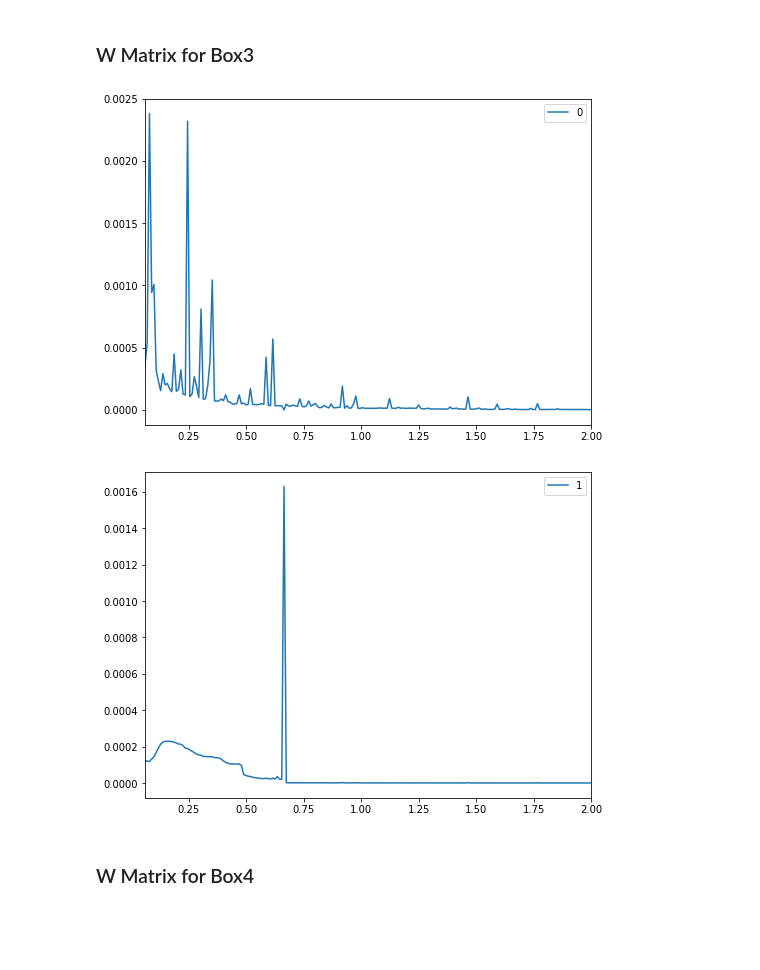
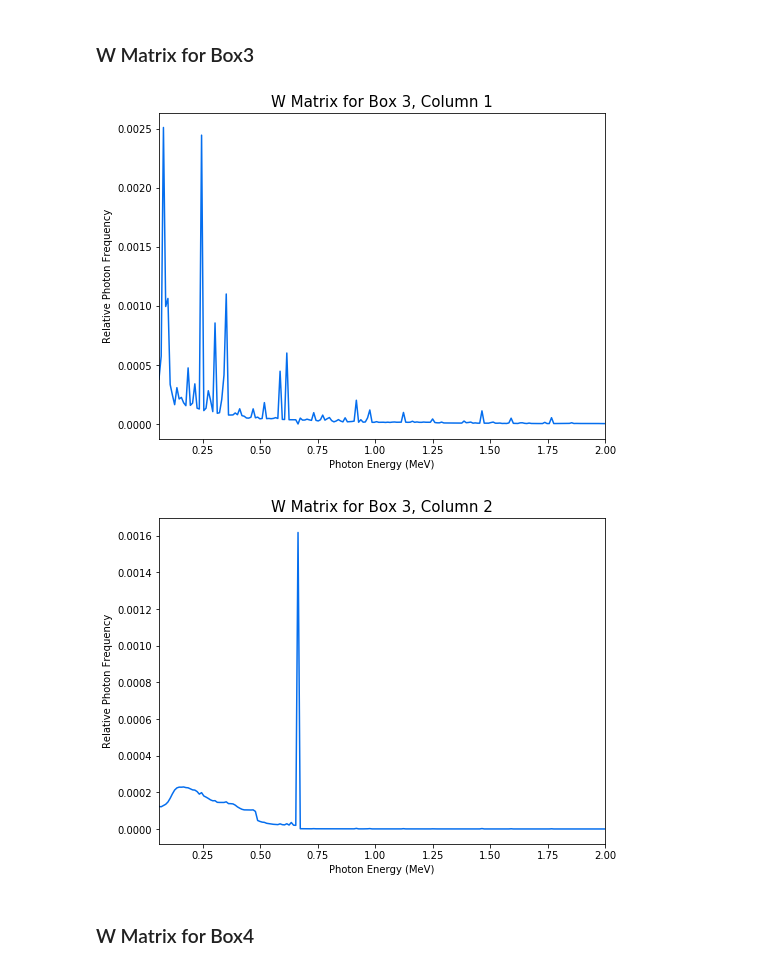
Before and after one commit to Dithizone/Math398-Project, a Jupyter notebook: PerformingNMF.ipynb, the cells around one changed output. Saved outputs shown, nothing was run; the diff lists cells and outputs as text; code cells hidden in the pictures; blank space fills up the shorter version.

Commit message:
Printed NMF graphs for Luttman Day

```diff
--- a/PerformingNMF.ipynb
+++ b/PerformingNMF.ipynb
@@ -119,5 +119,2 @@ for i in range(4):
 # %% [markdown]
 ### W Matrix for Box1
-# %%
-for i in range(3):
-    WBox1DataFrame.plot(kind='line', y=i, figsize=(8, 6))
@@ -127,0 +121,3 @@ for i in range(3):
+# %%
+for i in range(3):
+    th.linePlotTheThing(dataframetoplot=WBox1DataFrame, columntoplot=i, title=f"W Matrix for Box 1, Column {i+1}", xaxislabel="Photon Energy (MeV)", yaxislabel="Relative Photon Frequency", color='xkcd:cerulean blue')
@@ -128,5 +128,2 @@ for i in range(3):
 # %% [markdown]
 ### W Matrix for Box2
-# %%
-for i in range(2):
-    WBox2DataFrame.plot(kind='line', y=i, figsize=(8, 6))
@@ -135,0 +130,3 @@ for i in range(2):
+# %%
+for i in range(2):
+    th.linePlotTheThing(dataframetoplot=WBox2DataFrame, columntoplot=i, title=f"W Matrix for Box 2, Column {i+1}", xaxislabel="Photon Energy (MeV)", yaxislabel="Relative Photon Frequency", color='xkcd:cerulean blue')
@@ -138,11 +138,11 @@ for i in range(2):
 # %%
 # I'm trying out our fancy ThingsWeDoALot module here!
 
 for i in range(2):
-    th.linePlotTheThing(dataframetoplot=WBox3DataFrame, columntoplot=i, islogscale=False)
+    th.linePlotTheThing(dataframetoplot=WBox3DataFrame, columntoplot=i, title=f"W Matrix for Box 3, Column {i+1}", xaxislabel="Photon Energy (MeV)", yaxislabel="Relative Photon Frequency", color='xkcd:cerulean blue')
     # WBox3DataFrame.plot(kind='line', y=i, figsize=(8, 6))
 # %% [output]
-[figure, old version]
+[figure, new version]
-[figure, old version]
+[figure, new version]
 # %% [markdown]
 ### W Matrix for Box4
```
Also changed, not shown: parts of 13 cells of this notebook, 42 other files.
